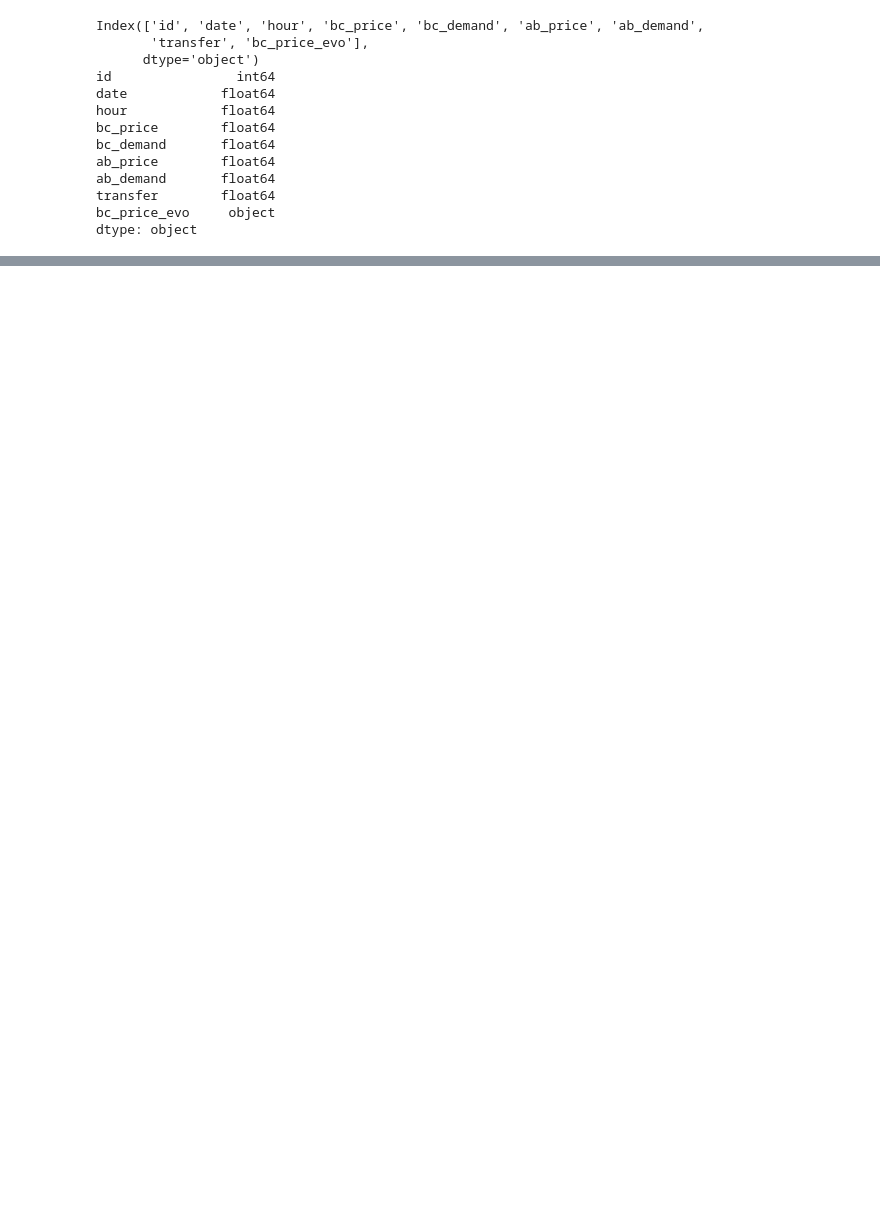
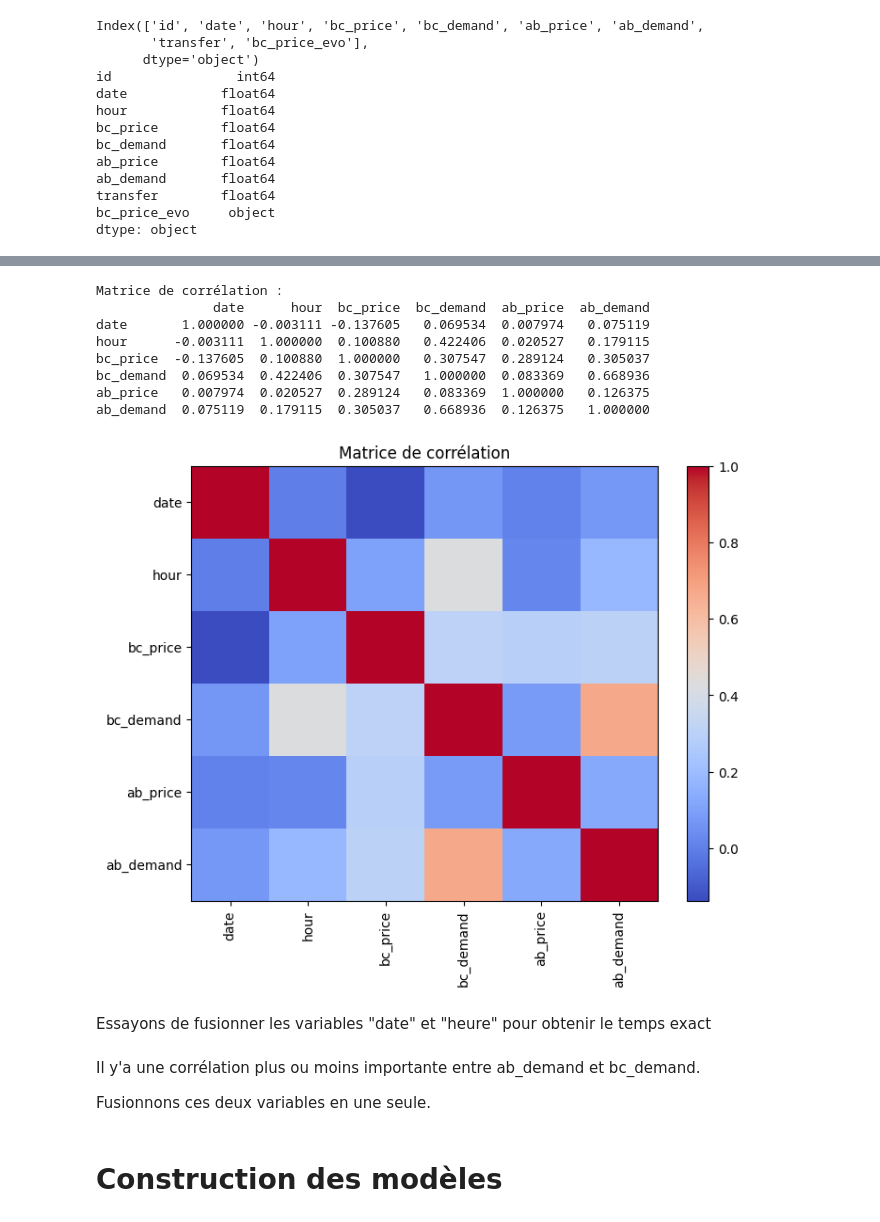
Before and after one commit to swordfatih/INSA-ML, a Jupyter notebook: classification/clasifiaction.ipynb, the cells around one changed output, grey strips where cells are left out. Cells and saved outputs as stored; diff of their text form; code cells hidden in the pictures; blank space fills up the shorter version.

```diff
--- a/classification/clasifiaction.ipynb
+++ b/classification/clasifiaction.ipynb
@@ -180,0 +76,3 @@ Précision du test: 1.0
+# %%
+target_name = "bc_price_evo"
+target, data = df[target_name] , df.drop(columns=[target_name,"id","transfer"])   #On sépare la colonne target des autres colonnes
@@ -180,0 +89,28 @@ Précision du test: 1.0
+# %%
+# Calculer la matrice de corrélation
+correlation_matrix = data.corr()
+
+# Afficher la matrice de corrélation
+print("Matrice de corrélation :")
+print(correlation_matrix)
+
+# Afficher la corrélation sous forme de heatmap
+plt.figure(figsize=(8, 6))
+plt.title('Matrice de corrélation')
+plt.imshow(correlation_matrix, cmap='coolwarm', interpolation='none', aspect='auto')
+plt.colorbar()
+plt.xticks(range(len(correlation_matrix)), correlation_matrix.columns, rotation=90)
+plt.yticks(range(len(correlation_matrix)), correlation_matrix.columns)
+plt.show()
+# %% [output]
+Matrice de corrélation :
+               date      hour  bc_price  bc_demand  ab_price  ab_demand
+date       1.000000 -0.003111 -0.137605   0.069534  0.007974   0.075119
+hour      -0.003111  1.000000  0.100880   0.422406  0.020527   0.179115
+bc_price  -0.137605  0.100880  1.000000   0.307547  0.289124   0.305037
+bc_demand  0.069534  0.422406  0.307547   1.000000  0.083369   0.668936
+ab_price   0.007974  0.020527  0.289124   0.083369  1.000000   0.126375
+ab_demand  0.075119  0.179115  0.305037   0.668936  0.126375   1.000000
+[figure, added]
+# %% [markdown]
+Essayons de fusionner les variables "date" et "heure" pour obtenir le temps exact
@@ -180,0 +119,4 @@ Précision du test: 1.0
+# %% [markdown]
+Il y'a une corrélation plus ou moins importante entre ab_demand et bc_demand.
+
+Fusionnons ces deux variables en une seule.
@@ -180,0 +126,2 @@ Précision du test: 1.0
+# %% [markdown]
+# Construction des modèles
```
Also changed, not shown: parts of 55 cells of this notebook.
